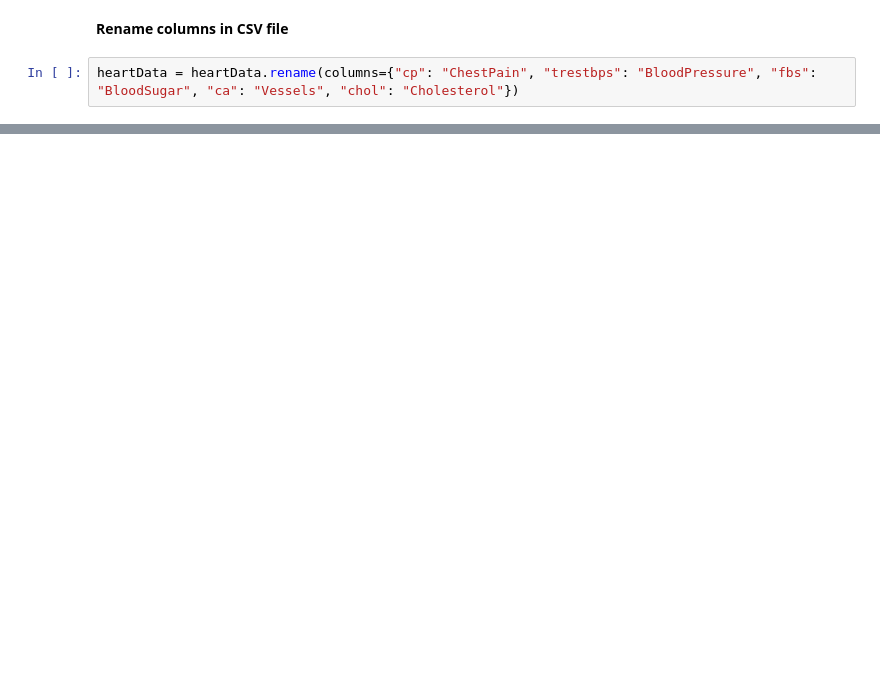
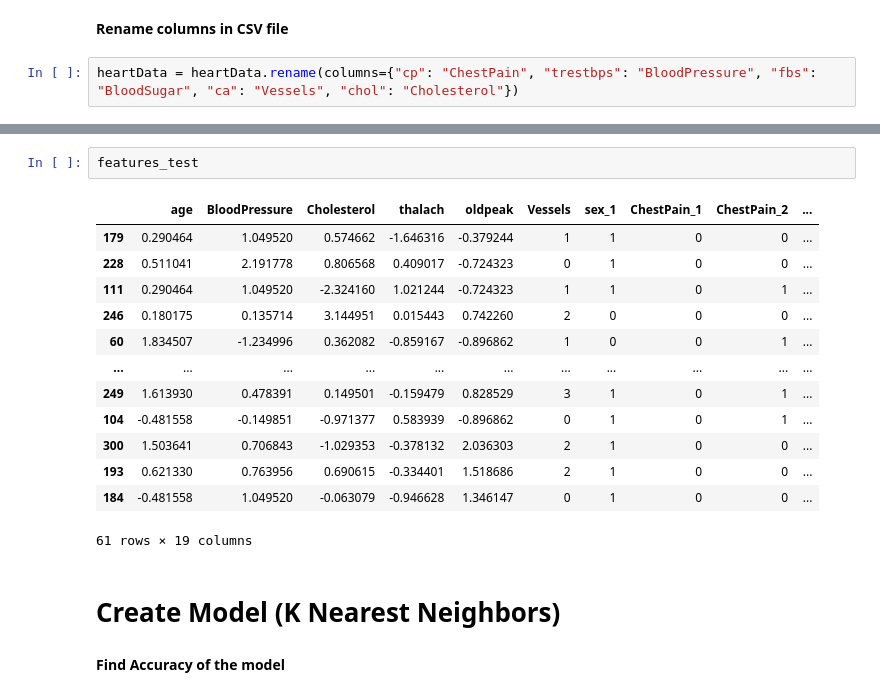
Before and after one commit to VinuriHemalka/ML_Assignment2_IT18257328_IT18257946_IT18220216_IT18231960, a Jupyter notebook: Model_K Nearest Neighbors.ipynb, the cells around one changed output, grey strips where cells are left out. Drawn from its saved outputs; the diff is of its cells as text; blank space fills up the shorter version.

Commit message:
update Model_K Nearest Neighbors file with model

```diff
--- a/Model_K Nearest Neighbors.ipynb
+++ b/Model_K Nearest Neighbors.ipynb
@@ -77,0 +135,20 @@ features_train , features_test, labels_train, labels_test = train_test_split(fea
+# %%
+features_test
+# %% [output]
+|  | age | BloodPressure | Cholesterol | thalach | oldpeak | Vessels | sex_1 | ChestPain_1 | ChestPain_2 | ... |
+| 179 | 0.290464 | 1.049520 | 0.574662 | -1.646316 | -0.379244 | 1 | 1 | 0 | 0 | ... |
+| 228 | 0.511041 | 2.191778 | 0.806568 | 0.409017 | -0.724323 | 0 | 1 | 0 | 0 | ... |
+| 111 | 0.290464 | 1.049520 | -2.324160 | 1.021244 | -0.724323 | 1 | 1 | 0 | 1 | ... |
+| 246 | 0.180175 | 0.135714 | 3.144951 | 0.015443 | 0.742260 | 2 | 0 | 0 | 0 | ... |
+| 60 | 1.834507 | -1.234996 | 0.362082 | -0.859167 | -0.896862 | 1 | 0 | 0 | 1 | ... |
+| ... | ... | ... | ... | ... | ... | ... | ... | ... | ... | ... |
+| 249 | 1.613930 | 0.478391 | 0.149501 | -0.159479 | 0.828529 | 3 | 1 | 0 | 1 | ... |
+| 104 | -0.481558 | -0.149851 | -0.971377 | 0.583939 | -0.896862 | 0 | 1 | 0 | 1 | ... |
+| 300 | 1.503641 | 0.706843 | -1.029353 | -0.378132 | 2.036303 | 2 | 1 | 0 | 0 | ... |
+| 193 | 0.621330 | 0.763956 | 0.690615 | -0.334401 | 1.518686 | 2 | 1 | 0 | 0 | ... |
+| 184 | -0.481558 | 1.049520 | -0.063079 | -0.946628 | 1.346147 | 0 | 1 | 0 | 0 | ... |
+61 rows × 19 columns
+# %% [markdown]
+<h1>Create Model (K Nearest Neighbors)</h1>
+# %% [markdown]
+<b>Find Accuracy of the model</b>
```
Also changed, not shown: parts of 25 cells of this notebook.
